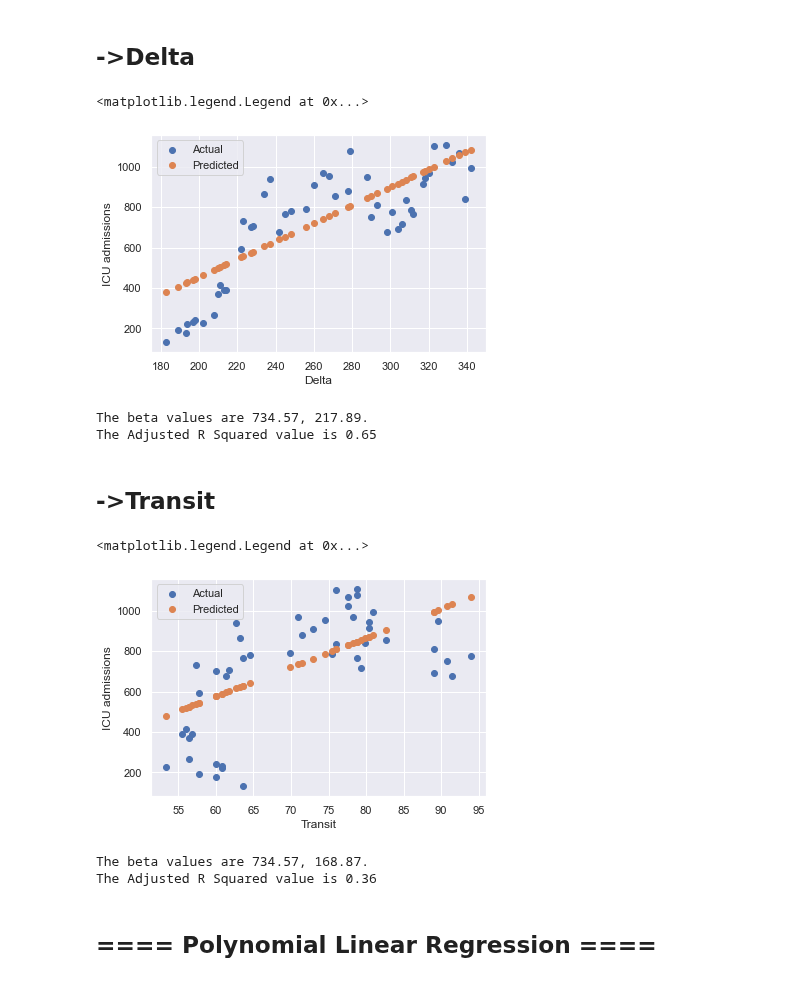
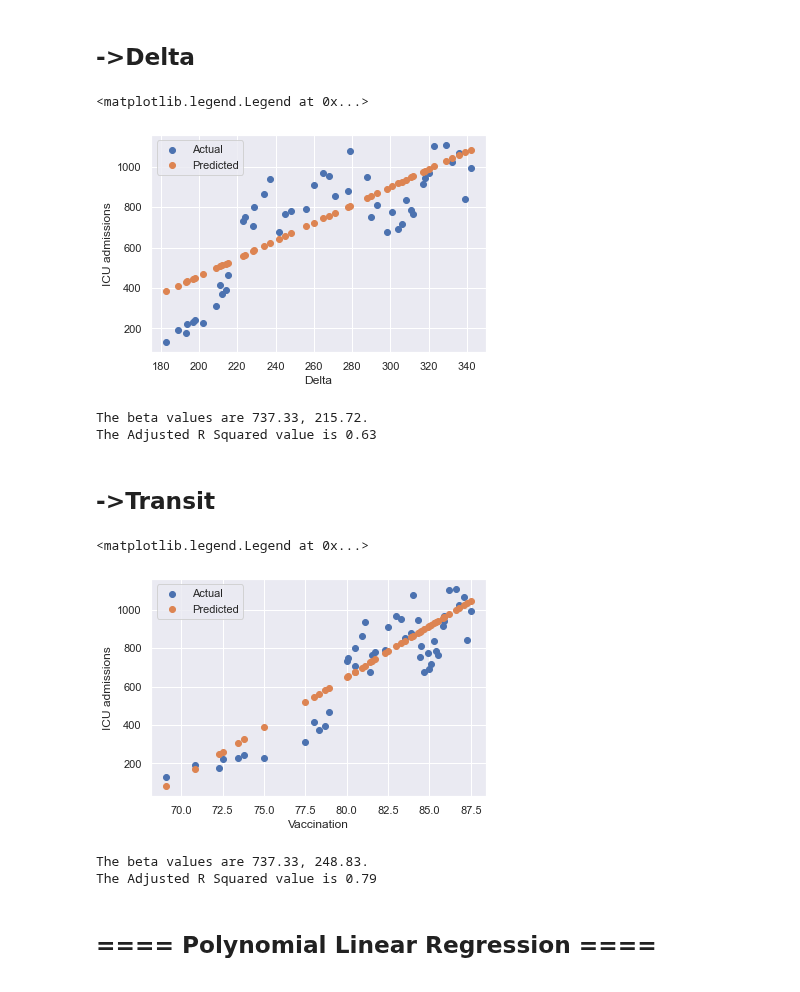
Before and after one commit to clash9529/DDW_Task2, a Jupyter notebook: predict_icu_admission.ipynb, the cells around one changed output. Saved outputs shown, nothing was run; the diff lists cells and outputs as text; code cells hidden in the pictures.

```diff
--- a/predict_icu_admission.ipynb
+++ b/predict_icu_admission.ipynb
@@ -153,8 +161,8 @@ plt.xlabel("Delta")
 Text(0.5, 0, 'Delta')
 [figure]
 # %%
-df_feature_transit, df_target = get_features_targets(df,["Transit"],["ICU admissions"])
+df_feature_vaccination, df_target = get_features_targets(df,["Vaccination"],["ICU admissions"])
 plt.scatter(df_feature_transit, df_target)
 plt.ylabel("ICU admissions")
-plt.xlabel("Transit")
+plt.xlabel("Vaccination")
 # %% [output]
@@ -192,7 +200,7 @@ plt.xlabel("Delta")
 plt.legend()
 # %% [output]
 <matplotlib.legend.Legend at 0x...>
-[figure, old version]
+[figure, new version]
 # %%
 # TESTS
 printBeta(beta)
@@ -201,38 +209,38 @@ target = prepare_target(df_target_test)
 a_r2 = adjusted_r2_score(target, pred, 2)
 print("The Adjusted R Squared value is", round(a_r2, 2))
 # %% [output]
-The beta values are 734.57, 217.89.
-The Adjusted R Squared value is 0.65
+The beta values are 737.33, 215.72.
+The Adjusted R Squared value is 0.63
 # %% [markdown]
 ## ->Transit
 # %%
 # Transit
-df_features_train, df_features_test, df_target_train, df_target_test = split_data(df_feature_transit, df_target)
+df_features_train, df_features_test, df_target_train, df_target_test = split_data(df_feature_vaccination, df_target)
 
 # normalize features
 df_features_train_z = normalize_z(df_features_train)
 
 # change to numpy array and append column for feature
 X = prepare_feature(df_features_train_z)
 target = prepare_target(df_target_train)
 
 iterations = 1500
 alpha = 0.01
 beta = np.zeros((2,1))
 
 # call gradient_descent() function
 beta, J_storage = gradient_descent(X, target, beta, alpha, iterations)
 
 pred = predict(df_features_test, beta)
 
-plt.scatter(df_features_test["Transit"], df_target_test, label="Actual")
-plt.scatter(df_features_test["Transit"], pred, label="Predicted")
+plt.scatter(df_features_test["Vaccination"], df_target_test, label="Actual")
+plt.scatter(df_features_test["Vaccination"], pred, label="Predicted")
 plt.ylabel("ICU admissions")
-plt.xlabel("Transit")
+plt.xlabel("Vaccination")
 plt.legend()
 # %% [output]
 <matplotlib.legend.Legend at 0x...>
-[figure, old version]
+[figure, new version]
 # %%
 # TESTS
 printBeta(beta)
@@ -241,8 +249,8 @@ target = prepare_target(df_target_test)
 a_r2 = adjusted_r2_score(target, pred, 2)
 print("The Adjusted R Squared value is", round(a_r2, 2))
 # %% [output]
-The beta values are 734.57, 168.87.
-The Adjusted R Squared value is 0.36
+The beta values are 737.33, 248.83.
+The Adjusted R Squared value is 0.79
 # %% [markdown]
 ## ==== **Polynomial Linear Regression** ====
 <a id="poly"></a>
```
Also changed, not shown: parts of 14 cells of this notebook, 1 other file.
